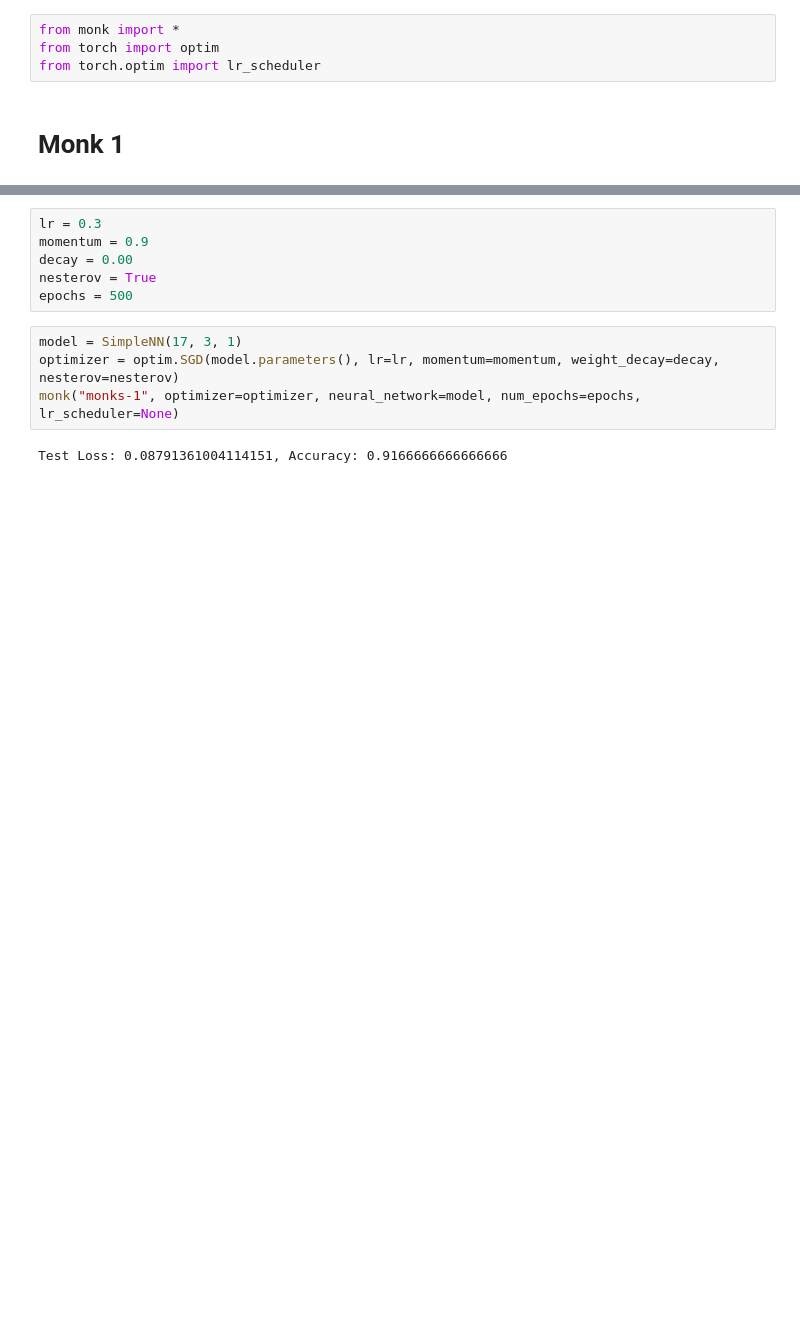
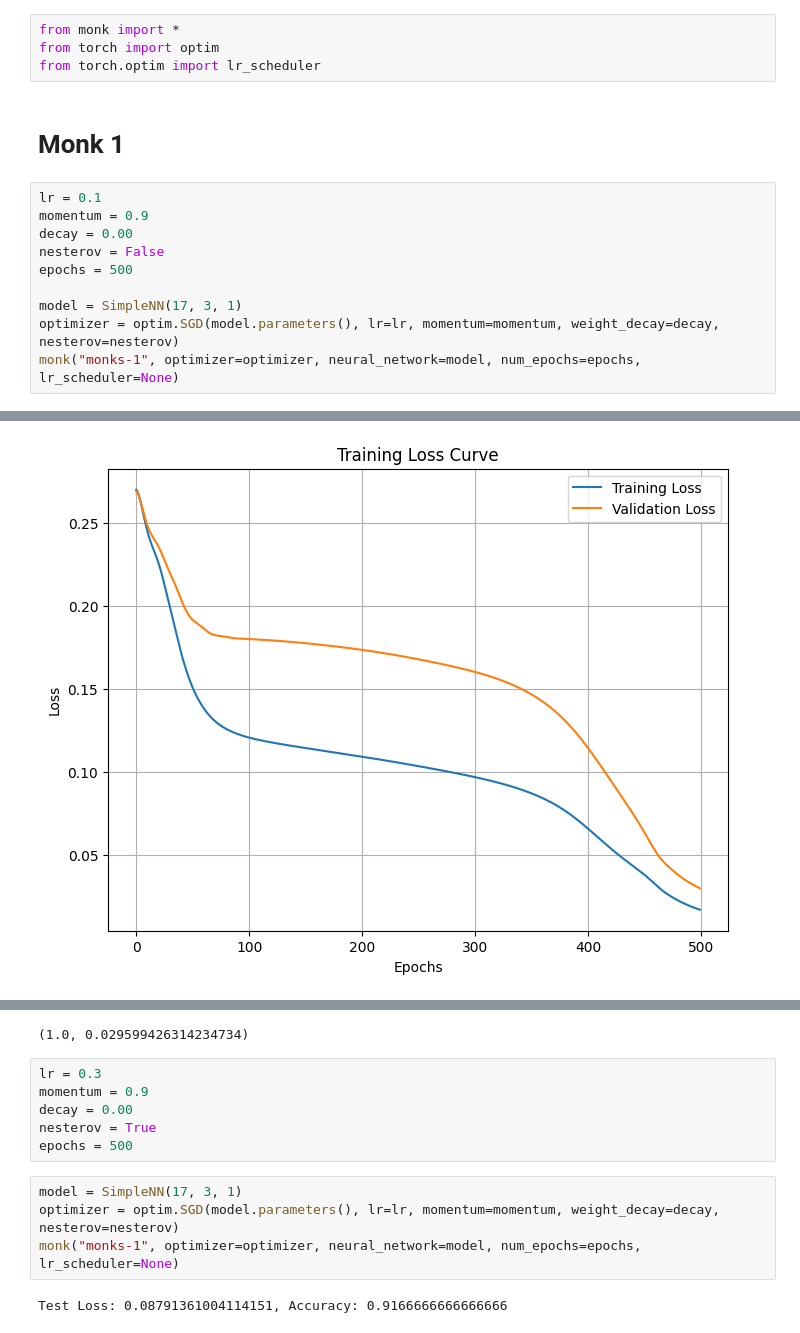
Before and after one commit to Alexthw46/ML, a Jupyter notebook: monks.ipynb, the cells around one changed output, grey strips where cells are left out. Drawn from its saved outputs; the diff is of its cells as text; blank space fills up the shorter version.

Commit message:
try gradient clip, add alt monk1

```diff
--- a/monks.ipynb
+++ b/monks.ipynb
@@ -4,3 +4,14 @@ from torch import optim
 from torch.optim import lr_scheduler
 # %% [markdown]
 # Monk 1
+# %%
+lr = 0.1
+momentum = 0.9
+decay = 0.00
+nesterov = False
+epochs = 500
+
+model = SimpleNN(17, 3, 1)
+optimizer = optim.SGD(model.parameters(), lr=lr, momentum=momentum, weight_decay=decay, nesterov=nesterov)
+monk("monks-1", optimizer=optimizer, neural_network=model, num_epochs=epochs, lr_scheduler=None)
+# %% [output]
@@ -6,0 +20 @@ from torch.optim import lr_scheduler
+[figure, added]
@@ -7,3 +22,4 @@ from torch.optim import lr_scheduler
+(1.0, 0.029599426314234734)
 # %%
 lr = 0.3
 momentum = 0.9
```
Also changed, not shown: parts of 1 cell of this notebook, 1 other file.
